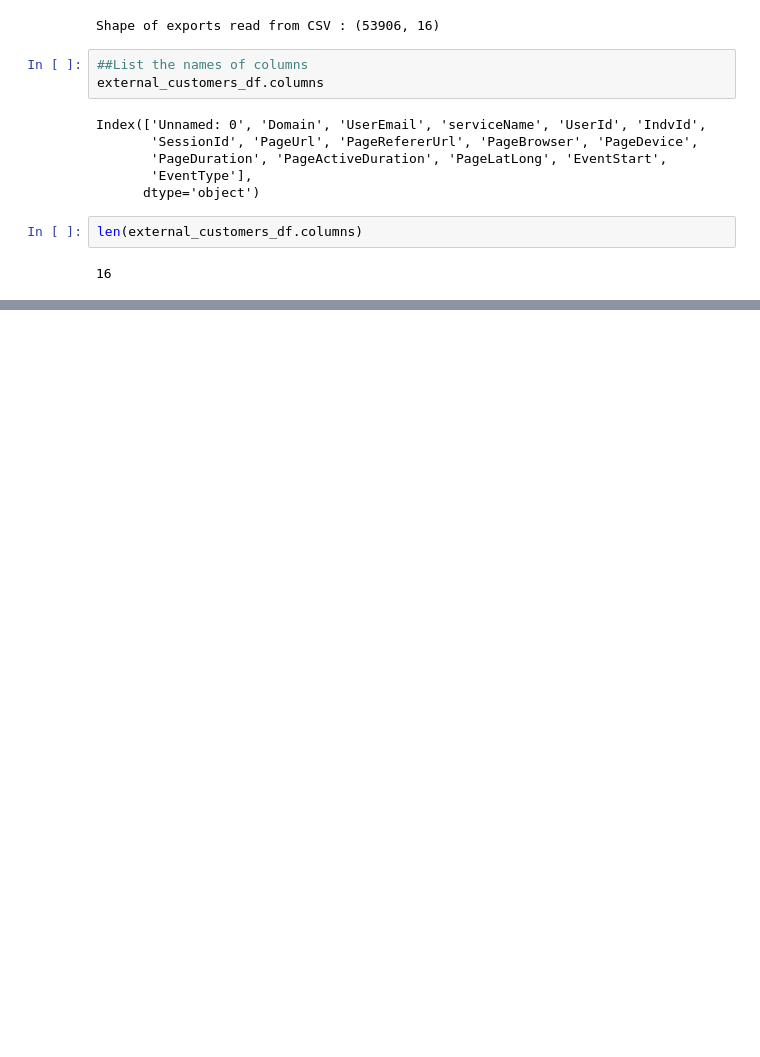
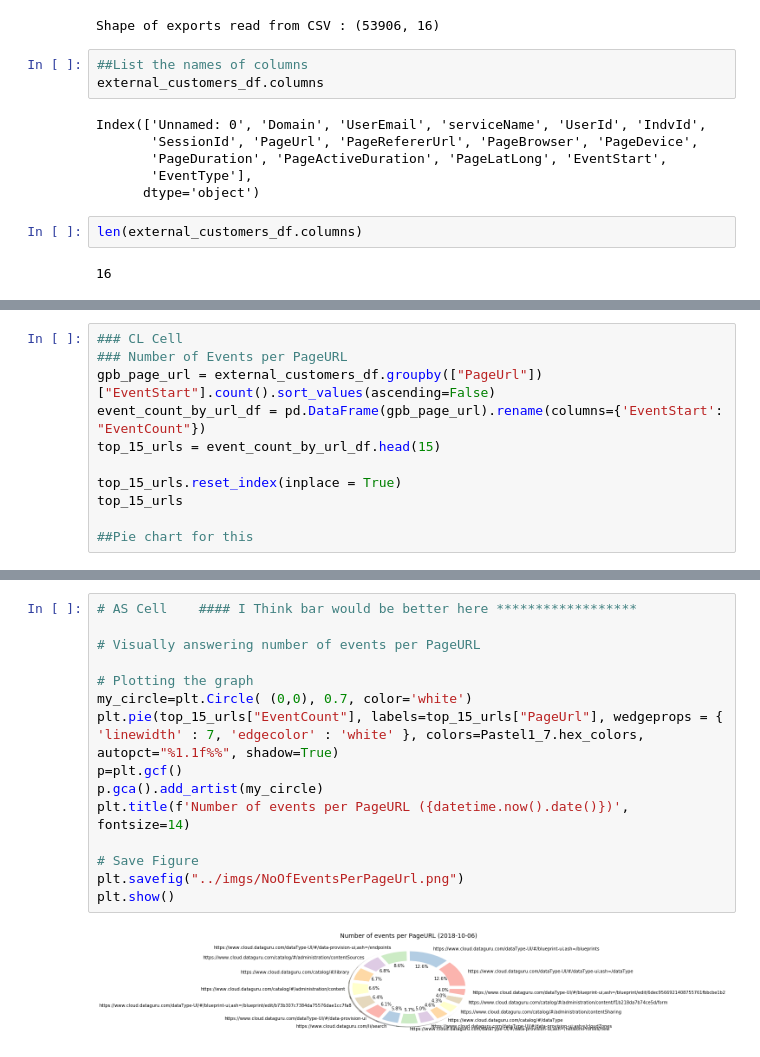
Before and after one commit to AnjaliMangal/MQL-Project-Main, a Jupyter notebook: LoadExternalDataAndWork.ipynb, the cells around one changed output, grey strips where cells are left out. Drawn from its saved outputs; the diff is of its cells as text; blank space fills up the shorter version.

```diff
--- a/LoadExternalDataAndWork.ipynb
+++ b/LoadExternalDataAndWork.ipynb
@@ -46,0 +244,11 @@ external_customers_df.head()
+# %%
+### CL Cell
+### Number of Events per PageURL
+gpb_page_url = external_customers_df.groupby(["PageUrl"])["EventStart"].count().sort_values(ascending=False)
+event_count_by_url_df = pd.DataFrame(gpb_page_url).rename(columns={'EventStart': "EventCount"})
+top_15_urls = event_count_by_url_df.head(15)
+
+top_15_urls.reset_index(inplace = True)
+top_15_urls
+
+##Pie chart for this
@@ -46,0 +272,17 @@ external_customers_df.head()
+# %%
+# AS Cell    #### I Think bar would be better here ******************
+
+# Visually answering number of events per PageURL
+
+# Plotting the graph
+my_circle=plt.Circle( (0,0), 0.7, color='white')
+plt.pie(top_15_urls["EventCount"], labels=top_15_urls["PageUrl"], wedgeprops = { 'linewidth' : 7, 'edgecolor' : 'white' }, colors=Pastel1_7.hex_colors, autopct="%1.1f%%", shadow=True)
+p=plt.gcf()
+p.gca().add_artist(my_circle)
+plt.title(f'Number of events per PageURL ({datetime.now().date()})', fontsize=14)
+
+# Save Figure
+plt.savefig("../imgs/NoOfEventsPerPageUrl.png")
+plt.show()
+# %% [output]
+[figure, added]
```
Also changed, not shown: parts of 23 cells of this notebook, 3 other files.
